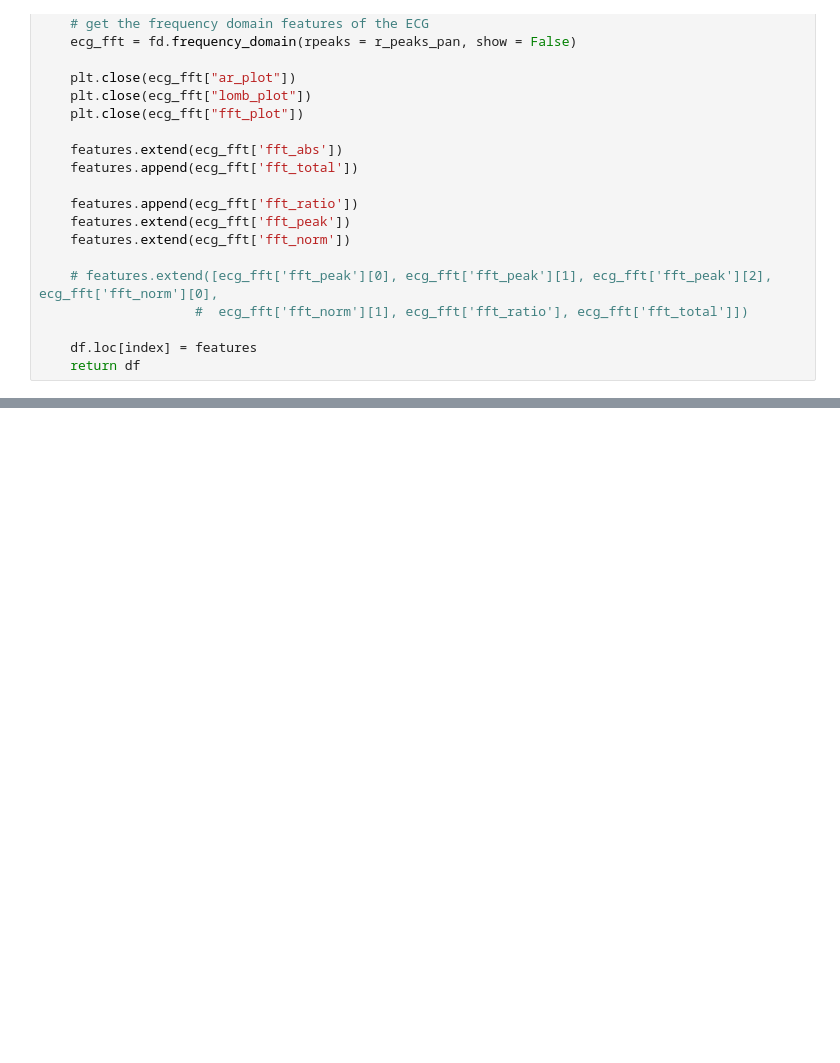
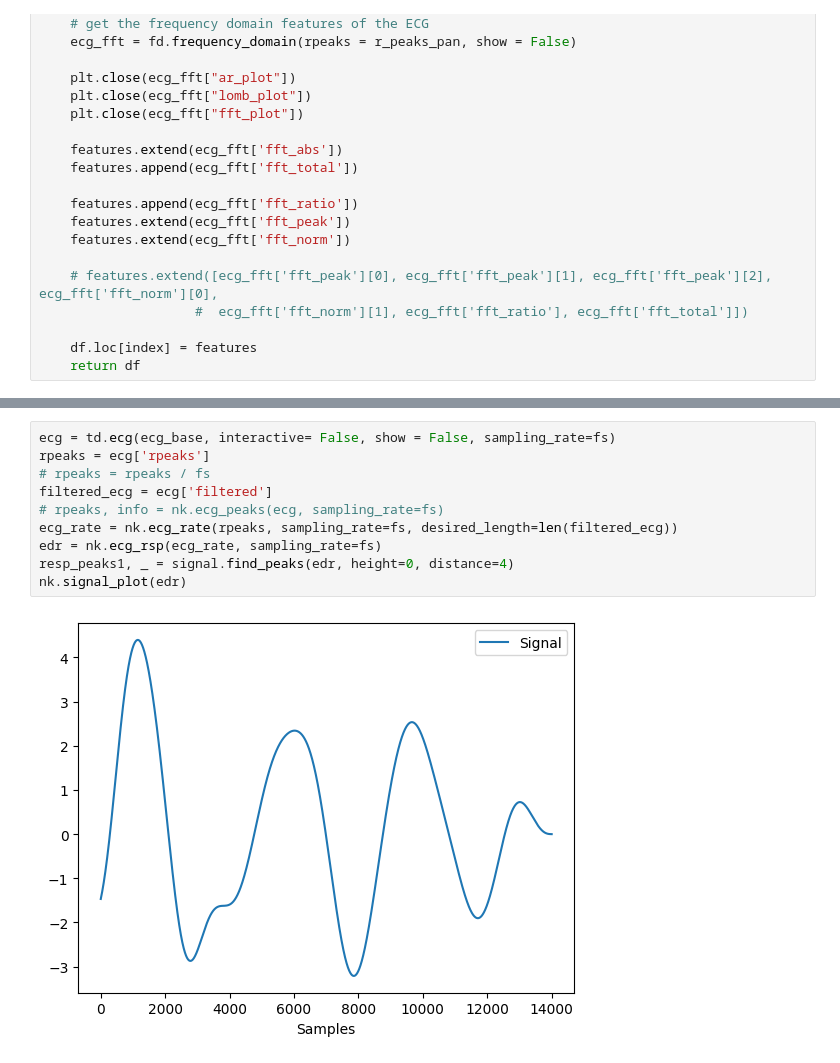
Before and after one commit to aacudad/EPO4-C2, a Jupyter notebook: ECG_features.ipynb, the cells around one changed output, grey strips where cells are left out. Cells and saved outputs as stored; diff of their text form; blank space fills up the shorter version.

```diff
--- a/ECG_features.ipynb
+++ b/ECG_features.ipynb
@@ -112,0 +200,12 @@ def get_ecgfeatures(ecg, fs, df, index):
+# %%
+ecg = td.ecg(ecg_base, interactive= False, show = False, sampling_rate=fs)
+rpeaks = ecg['rpeaks']
+# rpeaks = rpeaks / fs
+filtered_ecg = ecg['filtered']
+# rpeaks, info = nk.ecg_peaks(ecg, sampling_rate=fs)
+ecg_rate = nk.ecg_rate(rpeaks, sampling_rate=fs, desired_length=len(filtered_ecg))
+edr = nk.ecg_rsp(ecg_rate, sampling_rate=fs)
+resp_peaks1, _ = signal.find_peaks(edr, height=0, distance=4)
+nk.signal_plot(edr)
+# %% [output]
+[figure, added]
```
Also changed, not shown: parts of 9 cells of this notebook.
